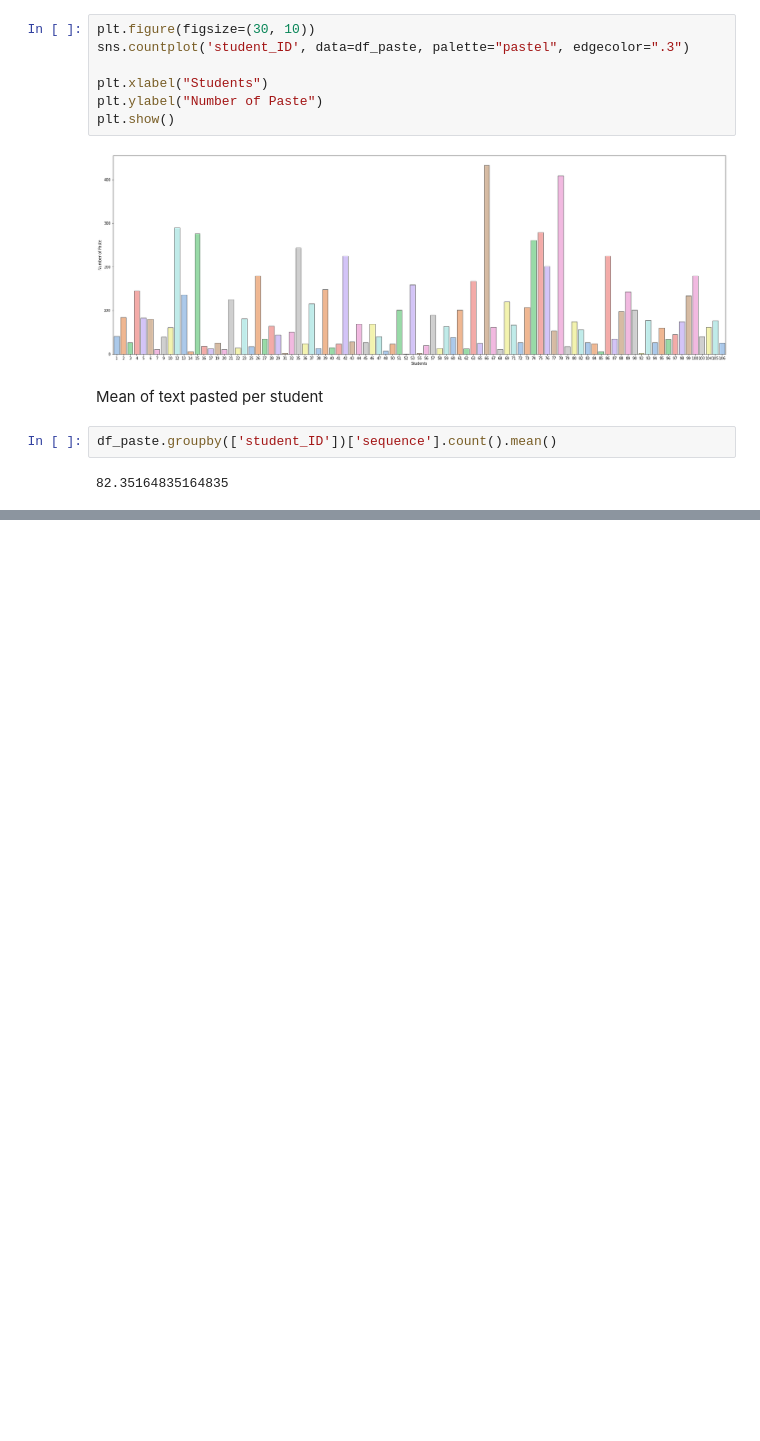
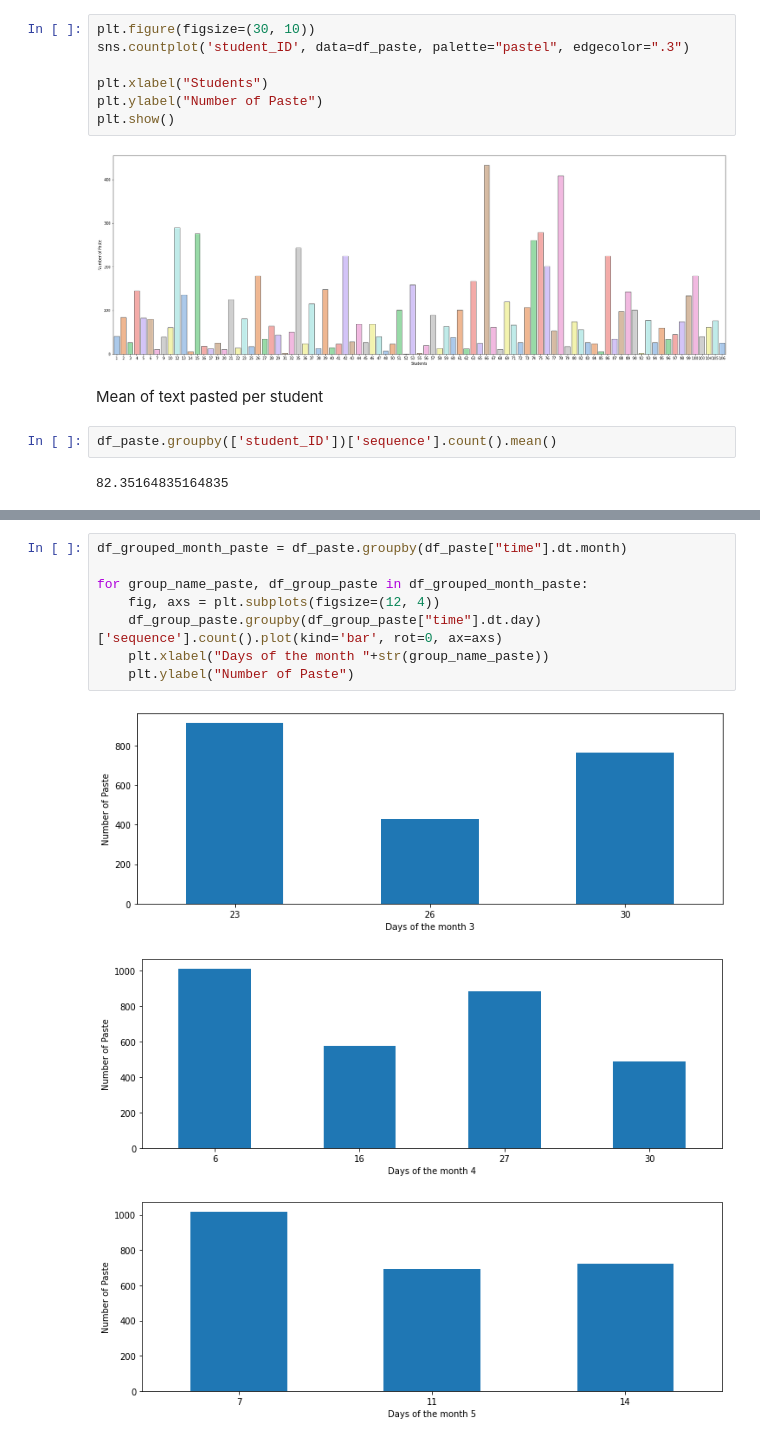
Before and after one commit to alefreda/thonny-log-analysis, a Jupyter notebook: Thonny_log_analysis.ipynb, the cells around one changed output, grey strips where cells are left out. Cells and saved outputs as stored; diff of their text form; blank space fills up the shorter version.

```diff
--- a/Thonny_log_analysis.ipynb
+++ b/Thonny_log_analysis.ipynb
@@ -388,0 +397,12 @@ df_paste.groupby(['student_ID'])['sequence'].count().mean()
+# %%
+df_grouped_month_paste = df_paste.groupby(df_paste["time"].dt.month)
+
+for group_name_paste, df_group_paste in df_grouped_month_paste:
+    fig, axs = plt.subplots(figsize=(12, 4))
+    df_group_paste.groupby(df_group_paste["time"].dt.day)['sequence'].count().plot(kind='bar', rot=0, ax=axs)
+    plt.xlabel("Days of the month "+str(group_name_paste))
+    plt.ylabel("Number of Paste")
+# %% [output]
+[figure, added]
+[figure, added]
+[figure, added]
```
Also changed, not shown: parts of 7 cells of this notebook, 1 other file.
